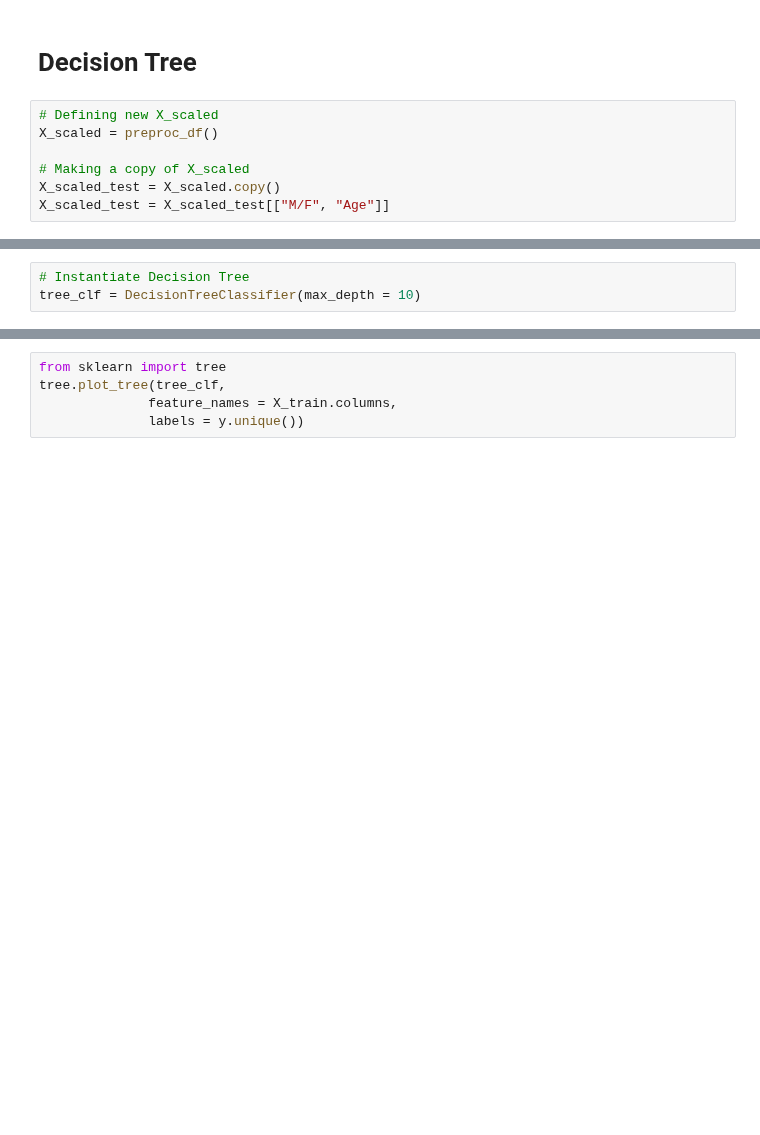
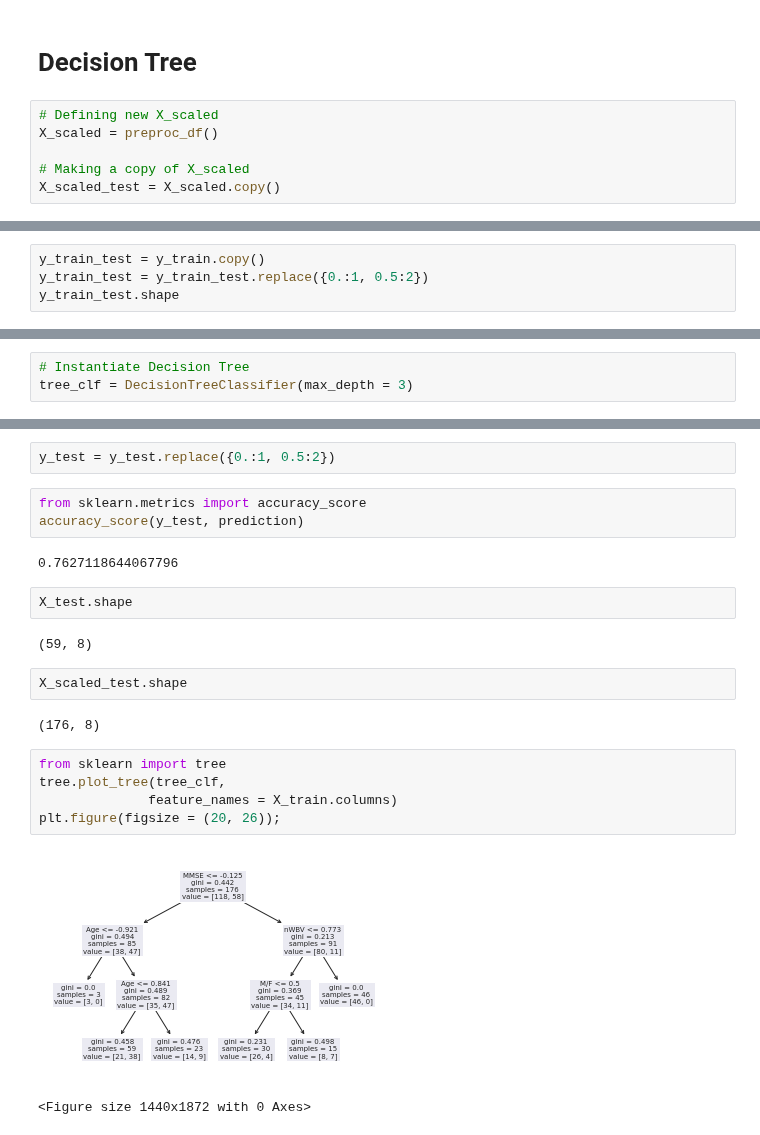
Before and after one commit to mkvph0ch/memobrain, a Jupyter notebook: notebooks/cynthia - Preprocessing oasis1.ipynb, the cells around one changed output, grey strips where cells are left out. Drawn from its saved outputs; the diff is of its cells as text; blank space fills up the shorter version.

Commit message:
Added a trial decision tree

```diff
--- a/notebooks/cynthia - Preprocessing oasis1.ipynb
+++ b/notebooks/cynthia - Preprocessing oasis1.ipynb
@@ -251,4 +253,3 @@ X_scaled = preproc_df()
 
 # Making a copy of X_scaled
 X_scaled_test = X_scaled.copy()
-X_scaled_test = X_scaled_test[["M/F", "Age"]]
@@ -254,0 +260,4 @@ X_scaled_test = X_scaled_test[["M/F", "Age"]]
+# %%
+y_train_test = y_train.copy()
+y_train_test = y_train_test.replace({0.:1, 0.5:2})
+y_train_test.shape
@@ -260,6 +271,6 @@ array([0.5, 0. , 1. , 2. ])
 # %%
 # Instantiate Decision Tree
-tree_clf = DecisionTreeClassifier(max_depth = 10)
+tree_clf = DecisionTreeClassifier(max_depth = 3)
 # %%
 tree_clf.fit(X_scaled_test,y_train_test)
 # %% [output]
@@ -267,5 +286,23 @@ ValueError: Unknown label type: 'continuous'
+# %%
+y_test = y_test.replace({0.:1, 0.5:2})
+# %%
+from sklearn.metrics import accuracy_score
+accuracy_score(y_test, prediction)
+# %% [output]
+0.7627118644067796
+# %%
+X_test.shape
+# %% [output]
+(59, 8)
+# %%
+X_scaled_test.shape
+# %% [output]
+(176, 8)
 # %%
 from sklearn import tree
 tree.plot_tree(tree_clf,
-              feature_names = X_train.columns,
-              labels = y.unique())
+              feature_names = X_train.columns)
+plt.figure(figsize = (20, 26));
+# %% [output]
+[figure, added]
+<Figure size 1440x1872 with 0 Axes>
```
Also changed, not shown: parts of 9 cells of this notebook, 1 other file.
